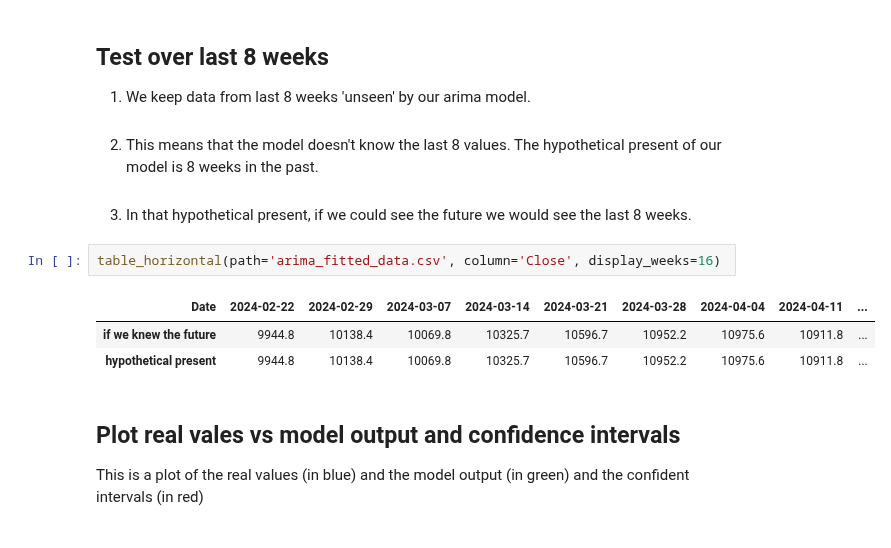
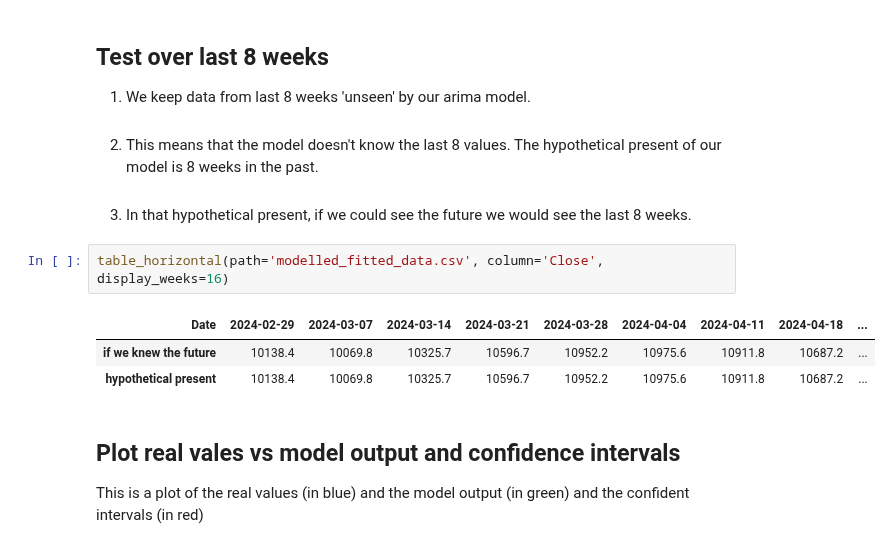
Before and after one commit to romanmmr/stocks_site, a Jupyter notebook: docs/arima_model.ipynb, the cells around one changed output. Saved outputs shown, nothing was run; the diff lists cells and outputs as text.

```diff
--- a/docs/arima_model.ipynb
+++ b/docs/arima_model.ipynb
@@ -32,11 +32,11 @@ plot_sample_data(path='arima_fitted_data.csv', column='Close')
 2. This means that the model doesn't know the last 8 values. The hypothetical present of our model is 8 weeks in the past. <br><br>
 3. In that hypothetical present, if we could see the future we would see the last 8 weeks.
 # %%
-table_horizontal(path='arima_fitted_data.csv', column='Close', display_weeks=16)
+table_horizontal(path='modelled_fitted_data.csv', column='Close', display_weeks=16)
 # %% [output]
-| Date | 2024-02-22 | 2024-02-29 | 2024-03-07 | 2024-03-14 | 2024-03-21 | 2024-03-28 | 2024-04-04 | 2024-04-11 | ... |
-| if we knew the future | 9944.8 | 10138.4 | 10069.8 | 10325.7 | 10596.7 | 10952.2 | 10975.6 | 10911.8 | ... |
-| hypothetical present | 9944.8 | 10138.4 | 10069.8 | 10325.7 | 10596.7 | 10952.2 | 10975.6 | 10911.8 | ... |
+| Date | 2024-02-29 | 2024-03-07 | 2024-03-14 | 2024-03-21 | 2024-03-28 | 2024-04-04 | 2024-04-11 | 2024-04-18 | ... |
+| if we knew the future | 10138.4 | 10069.8 | 10325.7 | 10596.7 | 10952.2 | 10975.6 | 10911.8 | 10687.2 | ... |
+| hypothetical present | 10138.4 | 10069.8 | 10325.7 | 10596.7 | 10952.2 | 10975.6 | 10911.8 | 10687.2 | ... |
 # %% [markdown]
 ## Plot real vales vs model output and confidence intervals
 
```
Also changed, not shown: parts of 2 cells of this notebook, 23 other files.
